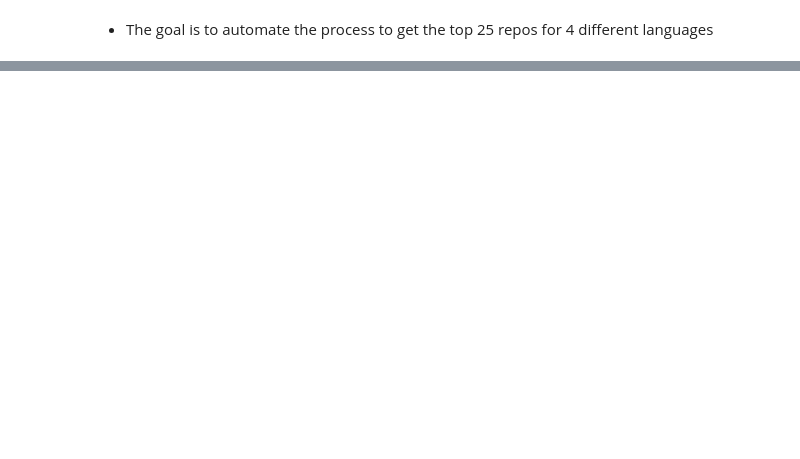
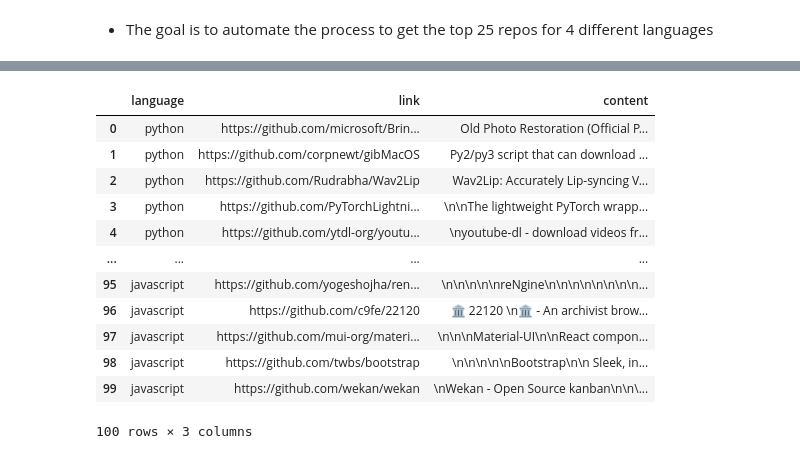
Before and after one commit to Codeup-B-Squared/NLP-Analysis, a Jupyter notebook: acquire-scratchpad-Mainali.ipynb, the cells around one changed output, grey strips where cells are left out. Drawn from its saved outputs; the diff is of its cells as text; code cells hidden in the pictures; blank space fills up the shorter version.

```diff
--- a/acquire-scratchpad-Mainali.ipynb
+++ b/acquire-scratchpad-Mainali.ipynb
@@ -172,0 +129,3 @@ content
+# %%
+links = list(df1.link)
+links
@@ -172,0 +150,23 @@ content
+# %%
+# creating a function that automates the parsing process given a list of links to parse
+
+def get_content_df(links):
+    '''Takes in a list of urs and parses through everyone of them and get the content of
+    that we need'''
+
+    content = []
+    for elem in links:
+        url = elem
+        response = get(url)
+        soup = BeautifulSoup(response.content, 'html.parser')
+        article = soup.find('article', itemprop = 'text')
+        article_text = article.get_text()
+        item = {
+        'content': article_text
+        }
+        content.append(item)
+        df = pd.DataFrame(content)
+    return df
+# %%
+df = get_content_df(links)
+df
@@ -172,0 +187,18 @@ content
+# %%
+final_df = pd.concat([df1, df], axis = 1)
+# %%
+final_df
+# %% [output]
+|  | language | link | content |
+| 0 | python | https://github.com/microsoft/Brin... | Old Photo Restoration (Official P... |
+| 1 | python | https://github.com/corpnewt/gibMacOS | Py2/py3 script that can download ... |
+| 2 | python | https://github.com/Rudrabha/Wav2Lip | Wav2Lip: Accurately Lip-syncing V... |
+| 3 | python | https://github.com/PyTorchLightni... | \n\nThe lightweight PyTorch wrapp... |
+| 4 | python | https://github.com/ytdl-org/youtu... | \nyoutube-dl - download videos fr... |
+| ... | ... | ... | ... |
+| 95 | javascript | https://github.com/yogeshojha/ren... | \n\n\n\n\nreNgine\n\n\n\n\n\n\n\n... |
+| 96 | javascript | https://github.com/c9fe/22120 | 🏛️ 22120 \n🏛️ - An archivist brow... |
+| 97 | javascript | https://github.com/mui-org/materi... | \n\n\nMaterial-UI\n\nReact compon... |
+| 98 | javascript | https://github.com/twbs/bootstrap | \n\n\n\n\nBootstrap\n\n Sleek, in... |
+| 99 | javascript | https://github.com/wekan/wekan | \nWekan - Open Source kanban\n\n\... |
+100 rows × 3 columns
```
Also changed, not shown: parts of 17 cells of this notebook.
